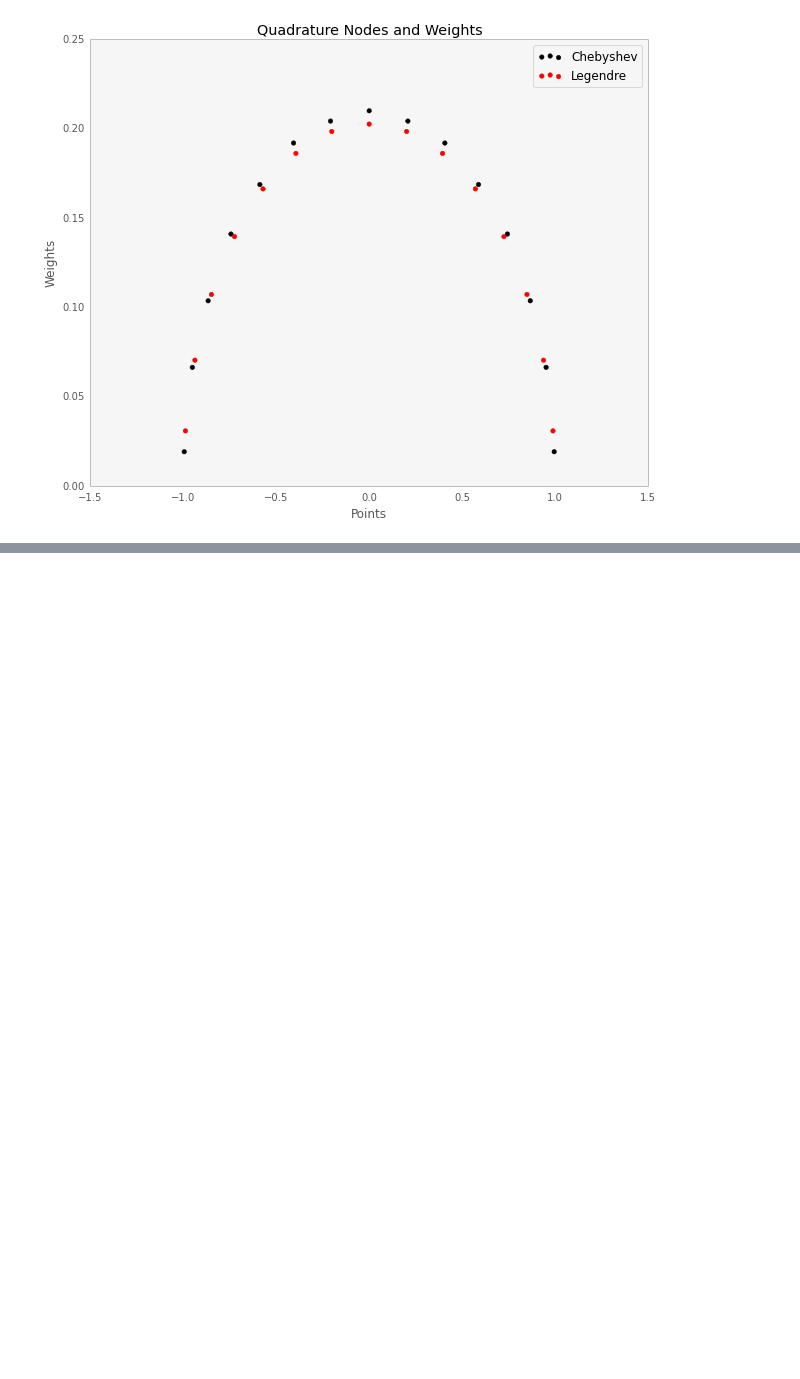
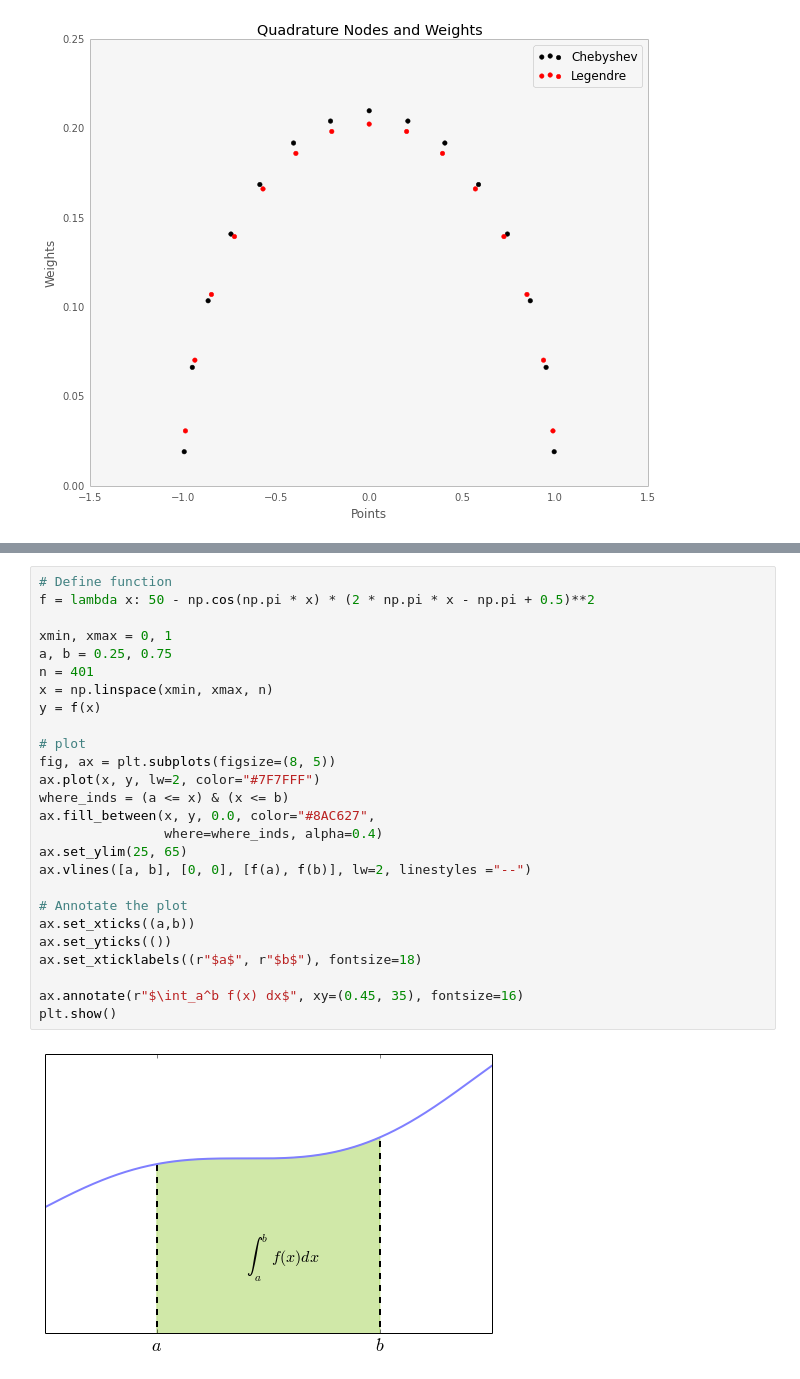
Before and after one commit to QuantEcon/QuantEcon.py, a Jupyter notebook: examples/quadrature.ipynb, the cells around one changed output, grey strips where cells are left out. Cells and saved outputs as stored; diff of their text form; blank space fills up the shorter version.

```diff
--- a/examples/quadrature.ipynb
+++ b/examples/quadrature.ipynb
@@ -229,0 +327,28 @@ ax1.legend();
+# %%
+# Define function
+f = lambda x: 50 - np.cos(np.pi * x) * (2 * np.pi * x - np.pi + 0.5)**2
+
+xmin, xmax = 0, 1
+a, b = 0.25, 0.75
+n = 401
+x = np.linspace(xmin, xmax, n)
+y = f(x)
+
+# plot
+fig, ax = plt.subplots(figsize=(8, 5))
+ax.plot(x, y, lw=2, color="#7F7FFF")
+where_inds = (a <= x) & (x <= b)
+ax.fill_between(x, y, 0.0, color="#8AC627",
+                where=where_inds, alpha=0.4)
+ax.set_ylim(25, 65)
+ax.vlines([a, b], [0, 0], [f(a), f(b)], lw=2, linestyles ="--")
+
+# Annotate the plot
+ax.set_xticks((a,b))
+ax.set_yticks(())
+ax.set_xticklabels((r"$a$", r"$b$"), fontsize=18)
+
+ax.annotate(r"$\int_a^b f(x) dx$", xy=(0.45, 35), fontsize=16)
+plt.show()
+# %% [output]
+[figure, added]
```
Also changed, not shown: parts of 16 cells of this notebook, 1 other file.
